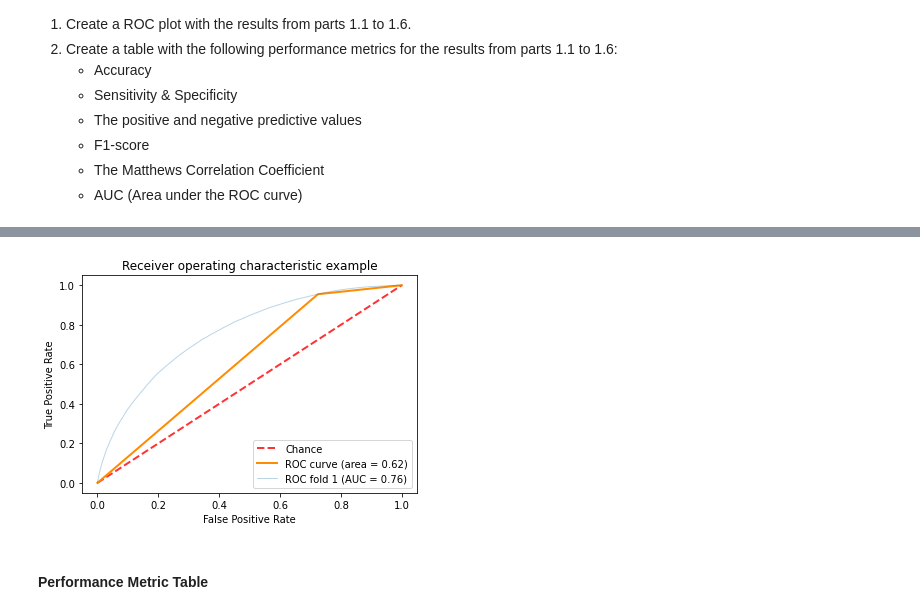
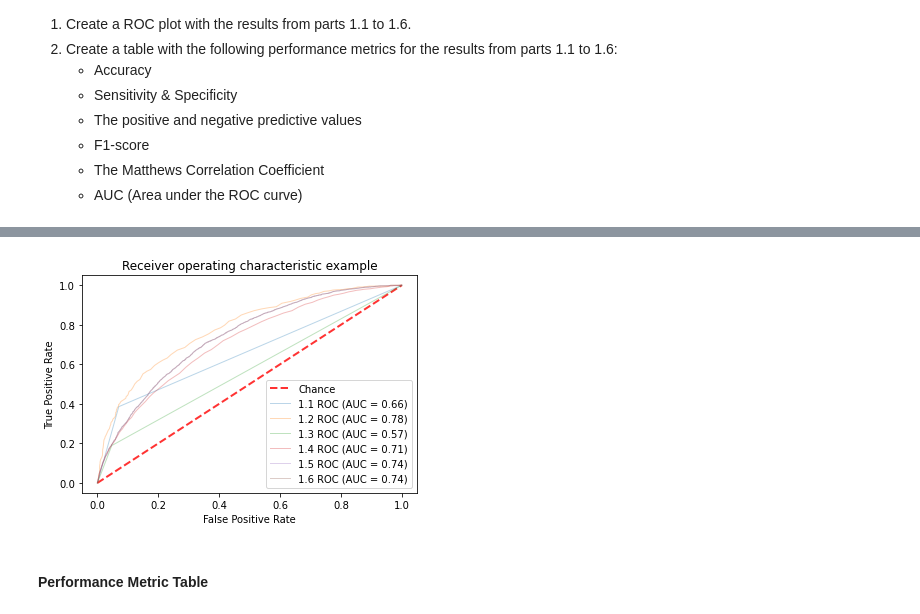
Before and after one commit to ryanquinnnelson/CMU-02718-HW3, a Jupyter notebook: HW_3_ryann.ipynb, the cells around one changed output, grey strips where cells are left out. Cells and saved outputs as stored; diff of their text form; code cells hidden in the pictures.

```diff
--- a/HW_3_ryann.ipynb
+++ b/HW_3_ryann.ipynb
@@ -666,7 +759,7 @@ def find_zero_weight_to_maximize_f1(X,y):
 # %%
 %%time
 
-best_zero = find_zero_weight_to_maximize_f1(X_imputed,y_imputed)
+best_zero = find_zero_weight_to_maximize_f1(X_1_5_classifier,y_1_5)
 best_one = round(1-best_zero,3)
 print()
 print(best_zero)
@@ -692,5 +785,5 @@ Wall time: 1min 37s
 # %%
-clf_costsensitive = train_cost_sensitive_classifier(X_imputed,y_imputed,10,{0:best_zero, 1:best_one})
+clf_1_5 = train_cost_sensitive_classifier(X_1_5_classifier,y_1_5,10,{0:best_zero, 1:best_one})
 # %%
 df_results = add_metrics_to_table(df_results,
                                   5,
@@ -756,10 +853,15 @@ def weighted_f1(cm):
     f1_weighted = (a * F_1_Y) + (b * F_1_N) #?? check on this
 
     return f1_weighted
+# %%
+# data
+X_1_6_classifier = X_1_5
+y_1_6 = y_1_5
 # %% [markdown]
 #### Find a classifier
 # %%
 #?? todo
+clf_1_6 = clf_1_5
 # %% [markdown]
 #### Calculate metrics and add row to results DataFrame
 # %%
@@ -834,27 +956,35 @@ plot_roc(fpr,tpr,auc)
 # %%
 from sklearn.metrics import plot_roc_curve
 import matplotlib.pyplot as plt
 
 fig, ax = plt.subplots()
-ax.plot([0, 1], [0, 1], linestyle='--', lw=2, color='r',
-        label='Chance', alpha=.8)
-ax.set(xlim=[-0.05, 1.05], ylim=[-0.05, 1.05],
-       title="Receiver operating characteristic example")
+ax.plot([0, 1], [0, 1], linestyle='--', lw=2, color='r',label='Chance', alpha=.8)
+ax.set(xlim=[-0.05, 1.05], ylim=[-0.05, 1.05],title="Receiver operating characteristic example")
 ax.legend(loc="lower right")
 
 # plot all results on one graph
-plt.plot(fpr, tpr, color='darkorange',
-             lw=lw, label='ROC curve (area = %0.2f)' % auc)
 
+# 1.1 wrapper method
+plot_roc_curve(clf_1_1, X_1_1_classifier, y_1_1,name='1.1 ROC',alpha=0.3, lw=1, ax=ax)
 
-plot_roc_curve(clf_costsensitive, X_imputed, y_imputed,name='ROC fold {}'.format(1),alpha=0.3, lw=1, ax=ax)
+# 1.2 embedded method
+plot_roc_curve(clf_1_2, X_1_2_classifier, y_1_2,name='1.2 ROC',alpha=0.3, lw=1, ax=ax)
 
+# 1.3 wrapper method + imputed data
+plot_roc_curve(clf_1_3, X_1_3_classifier, y_1_3,name='1.3 ROC',alpha=0.3, lw=1, ax=ax)
 
+# 1.4 embedded method + imputed data
+plot_roc_curve(clf_1_4, X_1_4_classifier, y_1_4,name='1.4 ROC',alpha=0.3, lw=1, ax=ax)
 
+# 1.5 cost-sensitive
+plot_roc_curve(clf_1_5, X_1_5_classifier, y_1_5,name='1.5 ROC',alpha=0.3, lw=1, ax=ax)
+
+# 1.6 weighted average
+plot_roc_curve(clf_1_6, X_1_6_classifier, y_1_6,name='1.6 ROC',alpha=0.3, lw=1, ax=ax)
 
 plt.show()
 # %% [output]
-[figure, old version]
+[figure, new version]
 # %% [markdown]
 #### Performance Metric Table
 # %%
```
Also changed, not shown: parts of 57 cells of this notebook.
